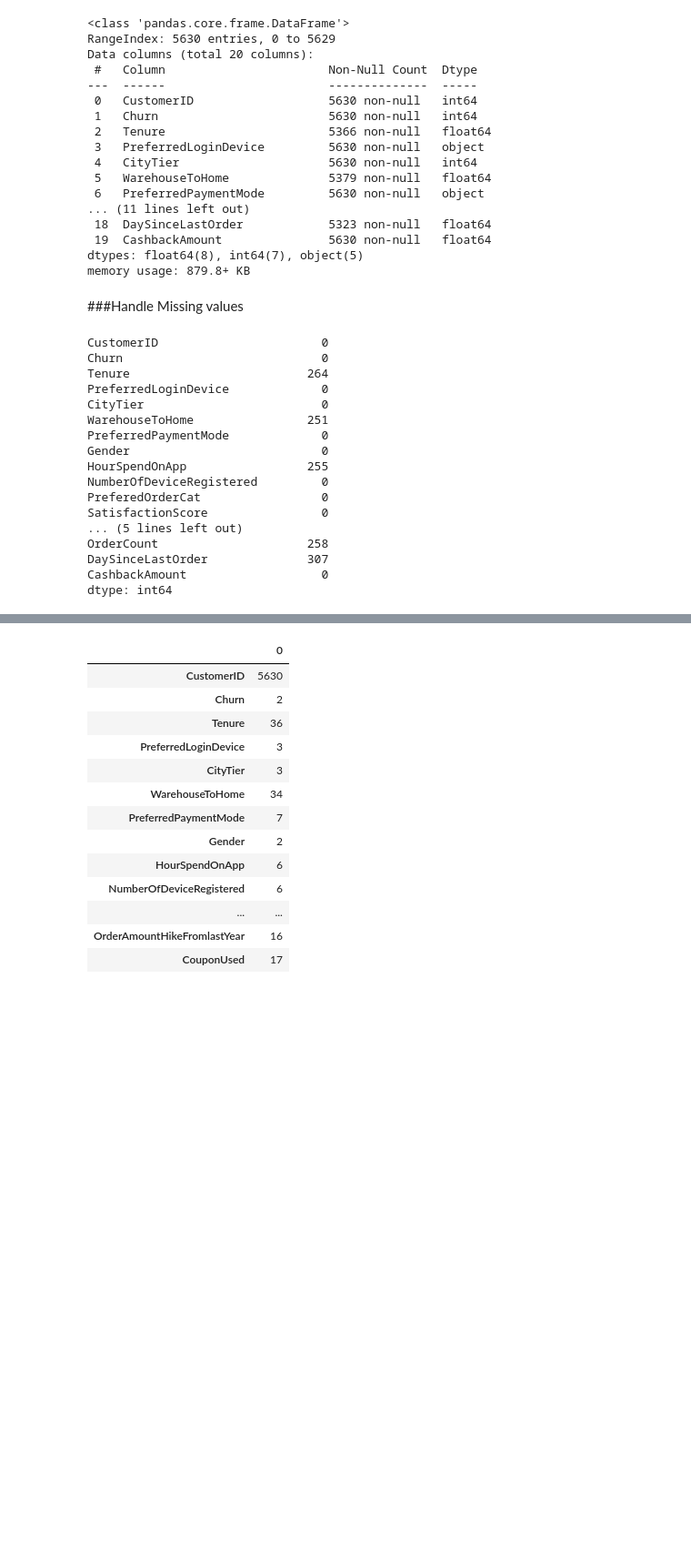
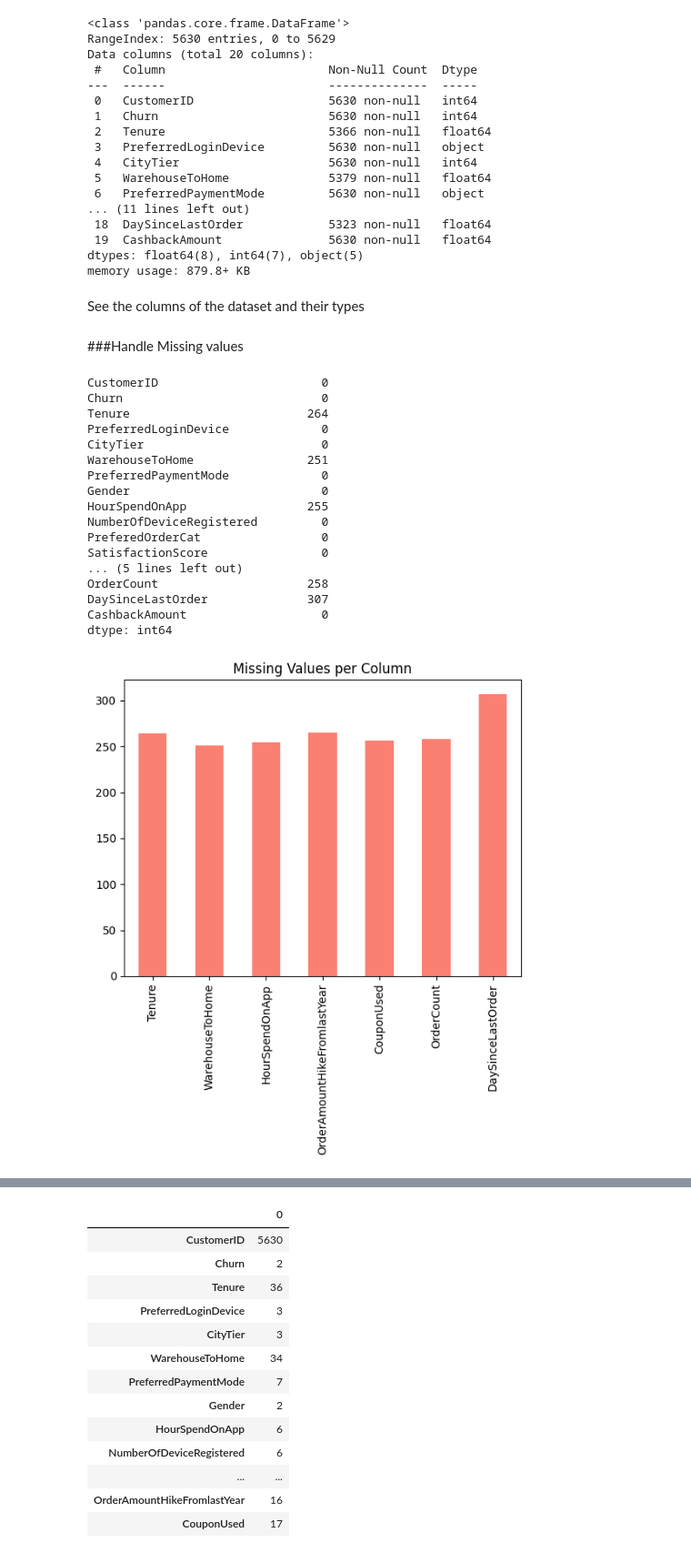
Before and after one commit to cheredi/Customer_churn, a Jupyter notebook: TATYANA_AMUGO_FINALPROJECT_CODE_UPDATED.ipynb, the cells around one changed output, grey strips where cells are left out. Shown: that part at 91% size. Drawn from its saved outputs; the diff is of its cells as text; code cells hidden in the pictures; blank space fills up the shorter version.

```diff
--- a/TATYANA_AMUGO_FINALPROJECT_CODE_UPDATED.ipynb
+++ b/TATYANA_AMUGO_FINALPROJECT_CODE_UPDATED.ipynb
@@ -133,27 +147,32 @@ Data columns (total 20 columns):
  19  CashbackAmount               5630 non-null   float64
 dtypes: float64(8), int64(7), object(5)
 memory usage: 879.8+ KB
+# %% [markdown]
+See the columns of the dataset and their types
 # %% [markdown]
 ###Handle Missing values
 # %%
 # Count missing values per column
 missing_values = df.isnull().sum()
 print(missing_values)
+missing_values[missing_values > 0].plot(kind='bar', color='salmon')
+plt.title("Missing Values per Column");
 # %% [output]
 CustomerID                       0
 Churn                            0
 Tenure                         264
 PreferredLoginDevice             0
 CityTier                         0
 WarehouseToHome                251
 PreferredPaymentMode             0
 Gender                           0
 HourSpendOnApp                 255
 NumberOfDeviceRegistered         0
 PreferedOrderCat                 0
 SatisfactionScore                0
 ... (5 lines left out)
 OrderCount                     258
 DaySinceLastOrder              307
 CashbackAmount                   0
 dtype: int64
+[figure, added]
```
Also changed, not shown: parts of 20 cells of this notebook.
